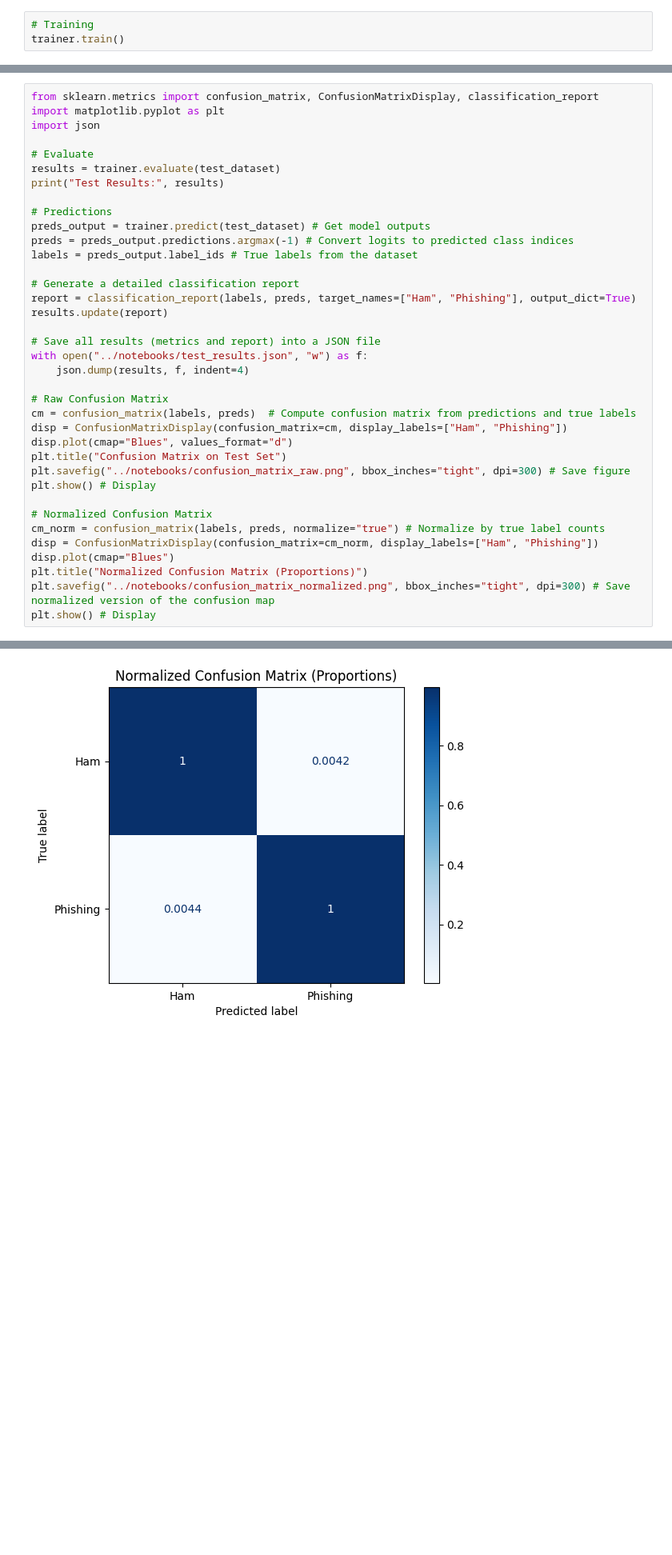
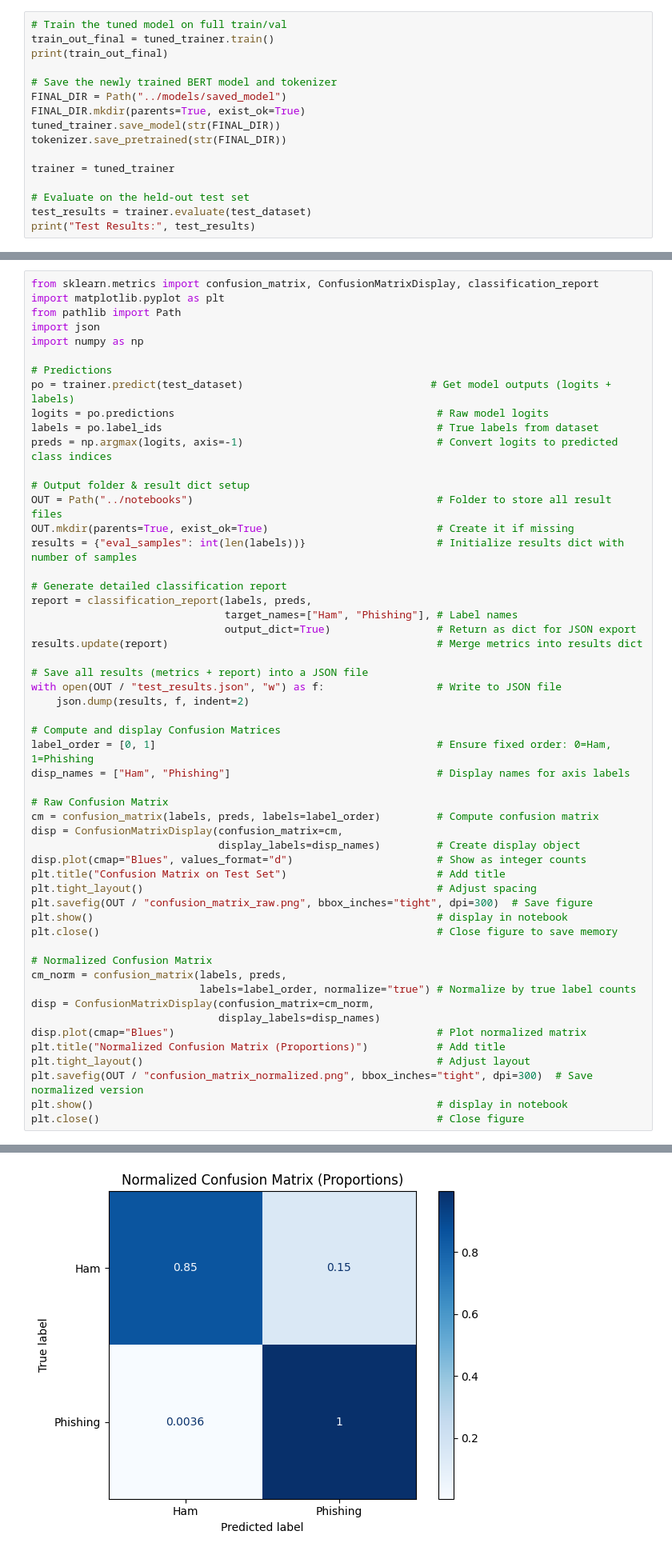
Before and after one commit to ZackPham21/EECS4480---Capstone-Project, a Jupyter notebook: notebooks/02_train_bert.ipynb, the cells around one changed output, grey strips where cells are left out. Shown: that part at 80% size. Drawn from its saved outputs; the diff is of its cells as text; blank space fills up the shorter version.

Commit message:
Update notebook 01 and 02

```diff
--- a/notebooks/02_train_bert.ipynb
+++ b/notebooks/02_train_bert.ipynb
@@ -291,6 +413,19 @@ trainer = Trainer(
 Some weights of BertForSequenceClassification were not initialized from the model checkpoint at bert-base-uncased and are newly initialized: ['classifier.bias', 'classifier.weight']
 You should probably TRAIN this model on a down-stream task to be able to use it for predictions and inference.
 # %%
-# Training
-trainer.train()
+# Train the tuned model on full train/val
+train_out_final = tuned_trainer.train()
+print(train_out_final)
+
+# Save the newly trained BERT model and tokenizer
+FINAL_DIR = Path("../models/saved_model")
+FINAL_DIR.mkdir(parents=True, exist_ok=True)
+tuned_trainer.save_model(str(FINAL_DIR))
+tokenizer.save_pretrained(str(FINAL_DIR))
+
+trainer = tuned_trainer
+
+# Evaluate on the held-out test set
+test_results = trainer.evaluate(test_dataset)
+print("Test Results:", test_results)
 # %% [output]
@@ -319,38 +443,55 @@ Test Results: {'eval_loss': 0.02380935102701187, 'eval_accuracy': 0.995732717505
 # %%
 from sklearn.metrics import confusion_matrix, ConfusionMatrixDisplay, classification_report
 import matplotlib.pyplot as plt
+from pathlib import Path
 import json
-
-# Evaluate
-results = trainer.evaluate(test_dataset)
-print("Test Results:", results)
+import numpy as np
 
 # Predictions
-preds_output = trainer.predict(test_dataset) # Get model outputs
-preds = preds_output.predictions.argmax(-1) # Convert logits to predicted class indices
-labels = preds_output.label_ids # True labels from the dataset
+po = trainer.predict(test_dataset)                              # Get model outputs (logits + labels)
+logits = po.predictions                                          # Raw model logits
+labels = po.label_ids                                            # True labels from dataset
+preds = np.argmax(logits, axis=-1)                               # Convert logits to predicted class indices
 
-# Generate a detailed classification report
-report = classification_report(labels, preds, target_names=["Ham", "Phishing"], output_dict=True)
-results.update(report)
+# Output folder & result dict setup
+OUT = Path("../notebooks")                                       # Folder to store all result files
+OUT.mkdir(parents=True, exist_ok=True)                           # Create it if missing
+results = {"eval_samples": int(len(labels))}                     # Initialize results dict with number of samples
 
-# Save all results (metrics and report) into a JSON file
-with open("../notebooks/test_results.json", "w") as f:
-    json.dump(results, f, indent=4)
+# Generate detailed classification report
+report = classification_report(labels, preds,
+                               target_names=["Ham", "Phishing"], # Label names
+                               output_dict=True)                 # Return as dict for JSON export
+results.update(report)                                           # Merge metrics into results dict
+
+# Save all results (metrics + report) into a JSON file
+with open(OUT / "test_results.json", "w") as f:                  # Write to JSON file
+    json.dump(results, f, indent=2)
+
+# Compute and display Confusion Matrices
+label_order = [0, 1]                                             # Ensure fixed order: 0=Ham, 1=Phishing
+disp_names = ["Ham", "Phishing"]                                 # Display names for axis labels
 
 # Raw Confusion Matrix
-cm = confusion_matrix(labels, preds)  # Compute confusion matrix from predictions and true labels
-disp = ConfusionMatrixDisplay(confusion_matrix=cm, display_labels=["Ham", "Phishing"])
-disp.plot(cmap="Blues", values_format="d")
-plt.title("Confusion Matrix on Test Set")
-plt.savefig("../notebooks/confusion_matrix_raw.png", bbox_inches="tight", dpi=300) # Save figure
-plt.show() # Display
+cm = confusion_matrix(labels, preds, labels=label_order)         # Compute confusion matrix
+disp = ConfusionMatrixDisplay(confusion_matrix=cm,
+                              display_labels=disp_names)         # Create display object
+disp.plot(cmap="Blues", values_format="d")                       # Show as integer counts
+plt.title("Confusion Matrix on Test Set")                        # Add title
+plt.tight_layout()                                               # Adjust spacing
+plt.savefig(OUT / "confusion_matrix_raw.png", bbox_inches="tight", dpi=300)  # Save figure
+plt.show()                                                       # display in notebook
+plt.close()                                                      # Close figure to save memory
 
 # Normalized Confusion Matrix
-cm_norm = confusion_matrix(labels, preds, normalize="true") # Normalize by true label counts
-disp = ConfusionMatrixDisplay(confusion_matrix=cm_norm, display_labels=["Ham", "Phishing"])
-disp.plot(cmap="Blues")
-plt.title("Normalized Confusion Matrix (Proportions)")
-plt.savefig("../notebooks/confusion_matrix_normalized.png", bbox_inches="tight", dpi=300) # Save normalized version of the confusion map
-plt.show() # Display
+cm_norm = confusion_matrix(labels, preds,
+                           labels=label_order, normalize="true") # Normalize by true label counts
+disp = ConfusionMatrixDisplay(confusion_matrix=cm_norm,
+                              display_labels=disp_names)
+disp.plot(cmap="Blues")                                          # Plot normalized matrix
+plt.title("Normalized Confusion Matrix (Proportions)")           # Add title
+plt.tight_layout()                                               # Adjust layout
+plt.savefig(OUT / "confusion_matrix_normalized.png", bbox_inches="tight", dpi=300)  # Save normalized version
+plt.show()                                                       # display in notebook
+plt.close()                                                      # Close figure
 # %% [output]
@@ -359 +499 @@ Test Results: {'eval_loss': 0.02380935102701187, 'eval_accuracy': 0.995732717505
-[figure, old version]
+[figure, new version]
```
Also changed, not shown: parts of 19 cells of this notebook, 1 other file.
